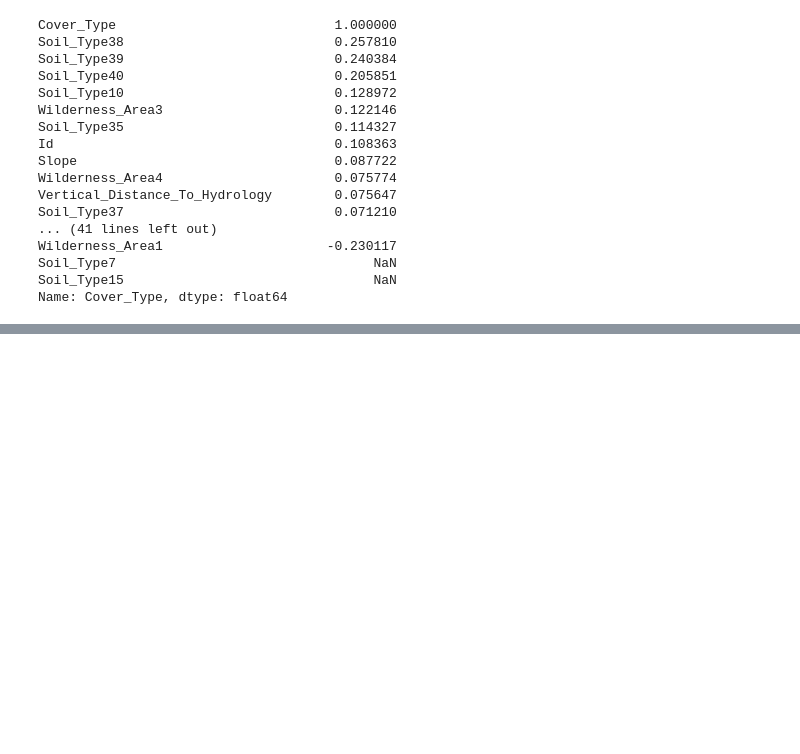
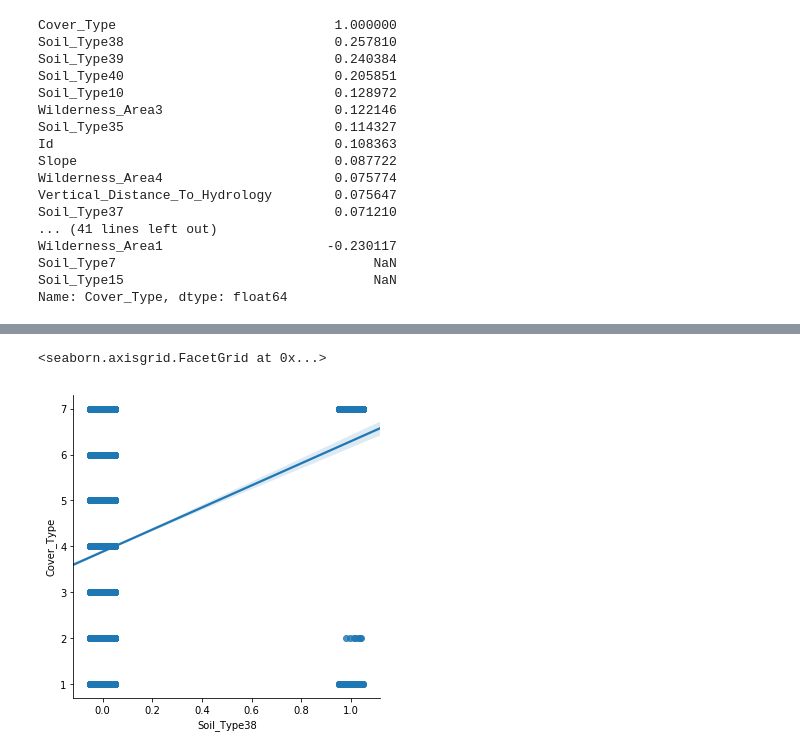
Before and after one commit to NewzySharma/MachineLearning, a Jupyter notebook: ForestCover.ipynb, the cells around one changed output, grey strips where cells are left out. Saved outputs shown, nothing was run; the diff lists cells and outputs as text; code cells hidden in the pictures; blank space fills up the shorter version.

```diff
--- a/ForestCover.ipynb
+++ b/ForestCover.ipynb
@@ -230,0 +286,5 @@ Name: Cover_Type, dtype: float64
+# %%
+sns.lmplot(y= 'Cover_Type', x= 'Soil_Type38', data= train, x_jitter=.05)
+# %% [output]
+<seaborn.axisgrid.FacetGrid at 0x...>
+[figure, added]
```
Also changed, not shown: parts of 23 cells of this notebook.
